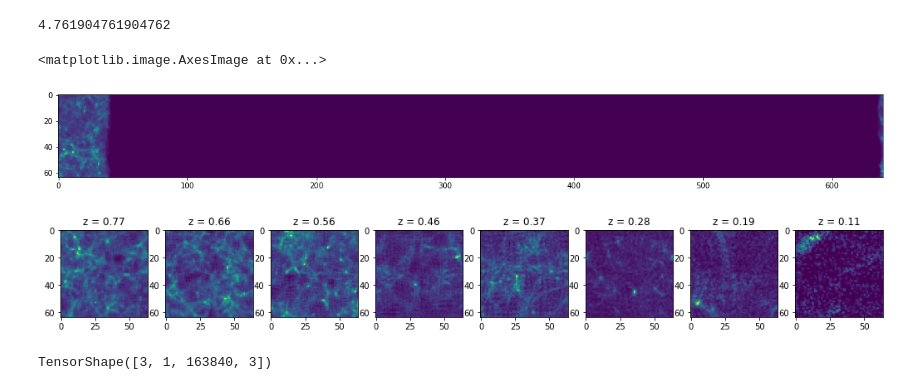
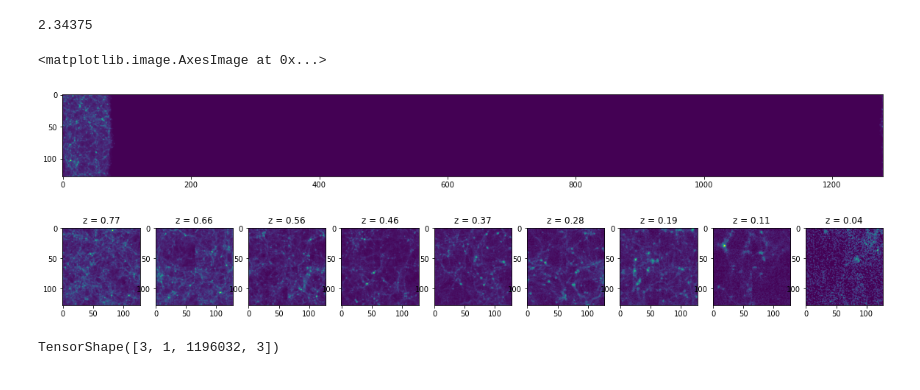
Before and after one commit to DifferentiableUniverseInitiative/flowpm, a Jupyter notebook: notebooks/Denise_lightcone.ipynb, the cells around one changed output. Drawn from its saved outputs; the diff is of its cells as text; code cells hidden in the pictures.

```diff
--- a/notebooks/Denise_lightcone.ipynb
+++ b/notebooks/Denise_lightcone.ipynb
@@ -30,5 +31,7 @@ def afactor(r):
 # ok, so we want let's say lens planes of size 200 Mpc/h
 r = np.linspace(0,2000,10, endpoint=True)
 a = afactor(r)
+#a_of_chi(cosmo, r) has to be fixed, it returns the first element of a as nan. The right vaule is 1
+a = tf.where(tf.math.is_nan(a), tf.ones_like(a) * 1, a)
 # %% [output]
 WARNING:tensorflow:@custom_gradient grad_fn has 'variables' in signature, but no ResourceVariables were used on the forward pass.
@@ -48,14 +50,14 @@ import flowpm
 
 # We will first run the simulation to the lowest scaler factor entering the lightcone
 init_stages = np.linspace(0.1, a[-1], 4, endpoint=True)
-initial_conditions = flowpm.linear_field([64,64,640],    # size of the cube
+initial_conditions = flowpm.linear_field([128,128,1280],    # size of the cube
                                         [200,200,2000], # Physical size of the cube
                                          ipklin,         # Initial powerspectrum
                                          batch_size=1)
 # Sample particles
 state = flowpm.lpt_init(initial_conditions, 0.1)
 # Evolve particles down to z=0
-med_state = flowpm.nbody(state, init_stages, [64,64,640])
+med_state = flowpm.nbody(state, init_stages, [128,128,1280])
 # Retrieve final density field
 med_field = flowpm.cic_paint(tf.zeros_like(initial_conditions), med_state[0])
 # %%
@@ -70,0 +80,4 @@ imshow(tf.reshape(med_field, [64,64,640]).numpy().sum(axis=0))
+# %%
+nc=[128,128,1280]
+Boxsize=[200,200,2000]
+ds=chifactor(a_s)
@@ -187,37 +204,36 @@ def lightcone(state, stages, nc,
 
     return state, lps_a, lps
 # %%
-5.*60/63 # What pixel resolution do we need to cover the 5 tansverse degrees with 128 pixel images
+5.*60/128 # What pixel resolution do we need to cover the 5 tansverse degrees with 128 pixel images
 # %% [output]
-4.761904761904762
+2.34375
 # %%
-a_scale=a[::-1]
-final_state, lps_a, lps = lightcone(med_state, a_scale[:-1],
-                                  [64,64,640],
-                                    5.*60/64, 64)
+final_state, lps_a, lps = lightcone(med_state, a[::-1],
+                                  [128,128,1280],
+                                    5.*60/128, 128)
 # %%
 # Retrieve final density field
 final_field = flowpm.cic_paint(tf.zeros_like(initial_conditions), final_state[0])
 
 # And this is what remains of the simulation at redhift=0
 figure(figsize=[20,5])
-imshow(tf.reshape(final_field, [64,64,-1]).numpy().sum(axis=0))
+imshow(tf.reshape(final_field, [128,128,-1]).numpy().sum(axis=0))
 # %% [output]
 <matplotlib.image.AxesImage at 0x...>
-[figure, old version]
+[figure, new version]
 # %%
 # Here are the lens planes exported during the simulation
 figure(figsize=(20,5))
-for i in range(8):
+for i in range(len(lps_a)):
     subplot(1,9,i+1)
     imshow(lps[i][0]);
     title('z = %0.2f'%a2z(lps_a[i]))
 # %% [output]
-[figure, old version]
+[figure, new version]
-# %%
-final_state.shape
-# %% [output]
-TensorShape([3, 1, 163840, 3])
+# %%
+final_state.shape   # tensor of shape (3, batch_size, npart, 3)
+# %% [output]
+TensorShape([3, 1, 1196032, 3])
 # %%
 def cons(cosmo):
     return 3/2*cosmo['Omega0_m']*(cosmo['H0']/constants.c)**2
```
Also changed, not shown: parts of 22 cells of this notebook.
